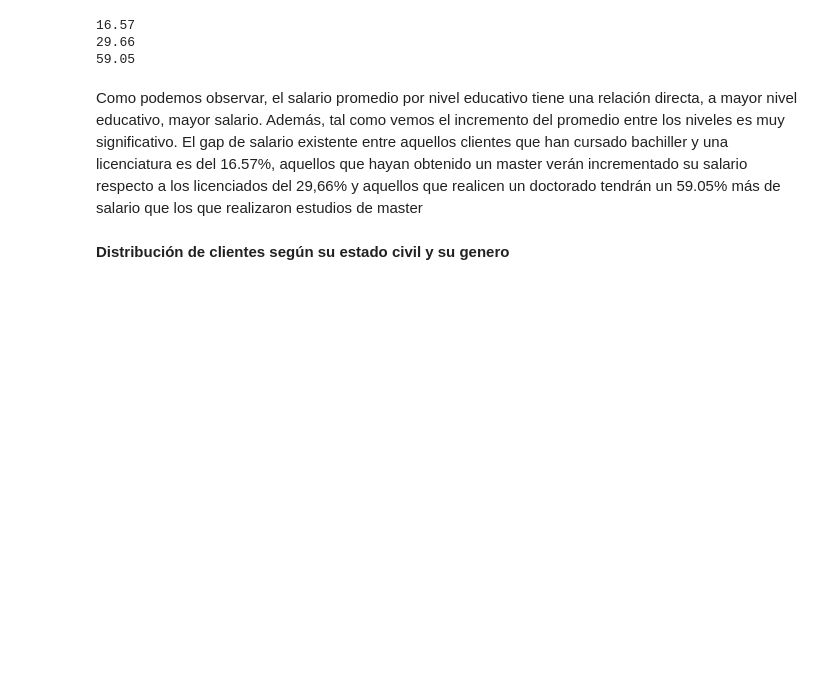
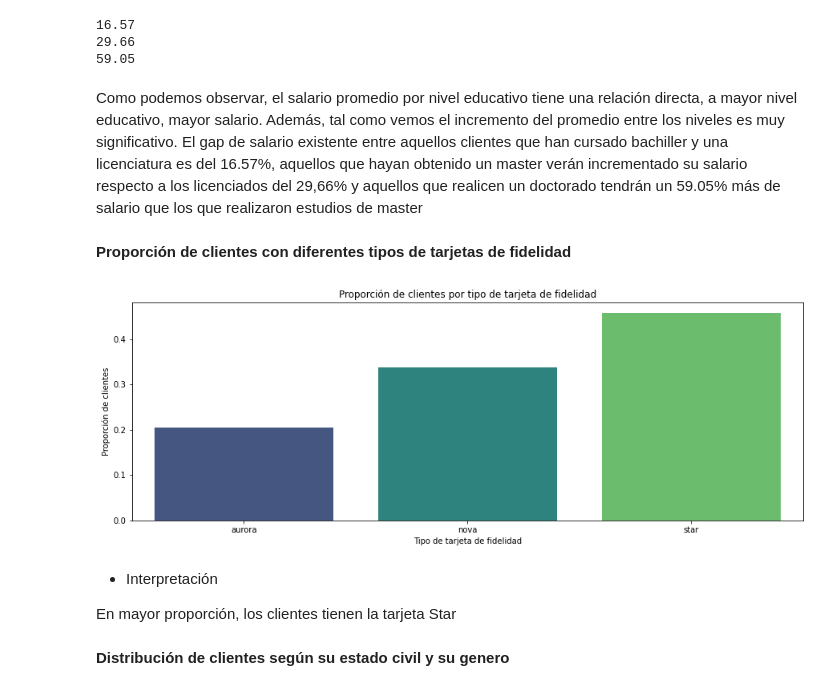
Before and after one commit to Adalab/bda-modulo-3-evaluacion-final-Macresca, a Jupyter notebook: Maria_Crespo_Calabuig.ipynb, the cells around one changed output. Drawn from its saved outputs; the diff is of its cells as text; code cells hidden in the pictures; blank space fills up the shorter version.

```diff
--- a/Maria_Crespo_Calabuig.ipynb
+++ b/Maria_Crespo_Calabuig.ipynb
@@ -794,6 +787,26 @@ print(gap_n3)
 # %% [markdown]
 Como podemos observar, el salario promedio por nivel educativo tiene una relación directa, a mayor nivel educativo, mayor salario. Además, tal como vemos el incremento del promedio entre los niveles es muy significativo.
 El gap de salario existente entre aquellos clientes que han cursado bachiller y una licenciatura es del 16.57%, aquellos que hayan obtenido un master verán incrementado su salario respecto a los licenciados del 29,66% y aquellos que realicen un doctorado tendrán un 59.05% más de salario que los que realizaron estudios de master
+# %% [markdown]
+**Proporción de clientes con diferentes tipos de tarjetas de fidelidad**
+# %%
+tipo_tarjeta= flt_info.groupby("loyalty_card")["loyalty_number"].nunique()
+
+total_clientes = tipo_tarjeta.sum()
+
+proporcion_clientes_por_tipo = tipo_tarjeta / total_clientes
+# %%
+plt.figure(figsize=(15, 5))
+sns.barplot(x=proporcion_clientes_por_tipo.index, y=proporcion_clientes_por_tipo.values, palette="viridis")
+plt.title('Proporción de clientes por tipo de tarjeta de fidelidad')
+plt.xlabel('Tipo de tarjeta de fidelidad')
+plt.ylabel('Proporción de clientes');
+# %% [output]
+[figure, added]
+# %% [markdown]
+- Interpretación
+
+En mayor proporción, los clientes tienen la tarjeta Star
 # %% [markdown]
 **Distribución de clientes según su estado civil y su genero**
 # %%
```
Also changed, not shown: parts of 4 cells of this notebook, 3 other files.
